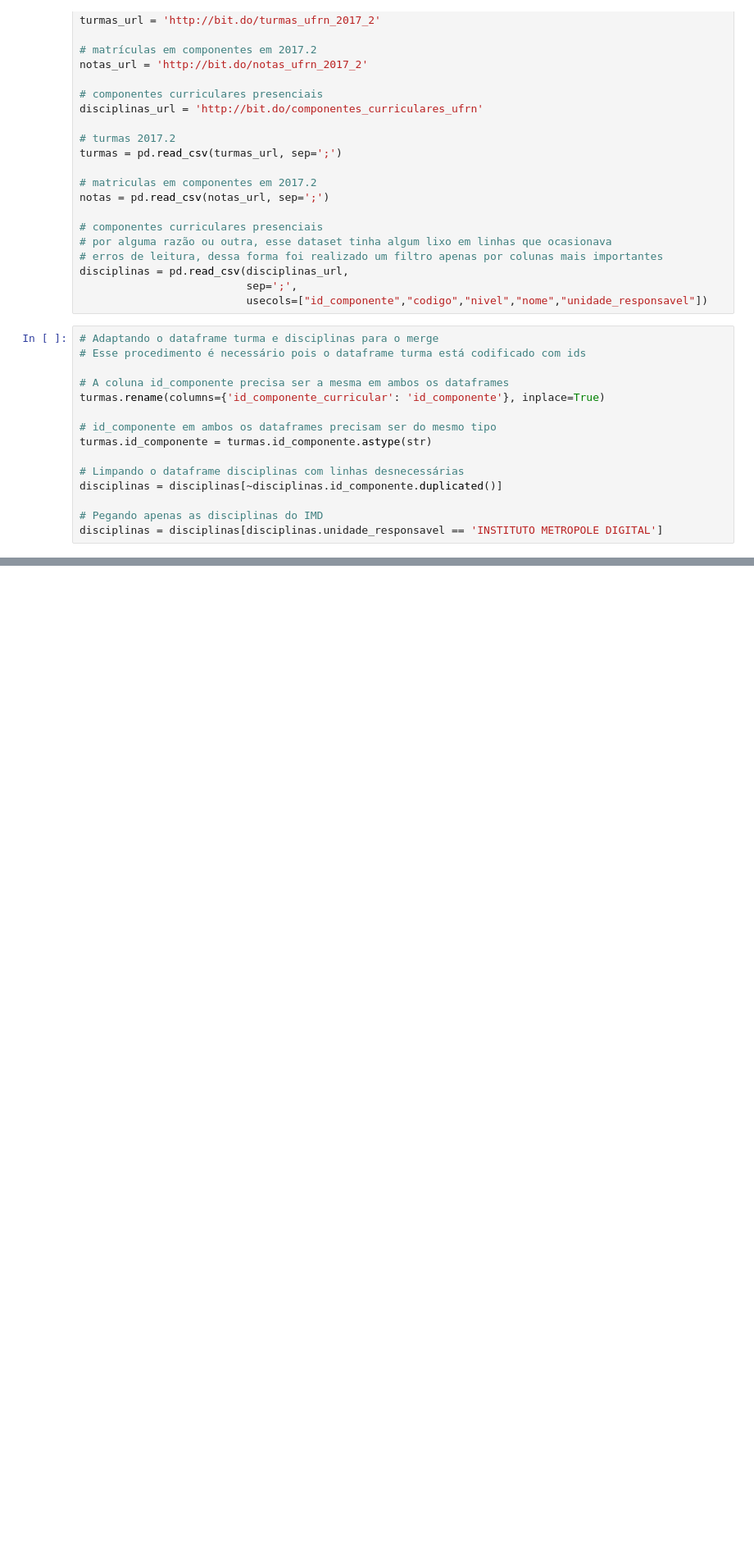
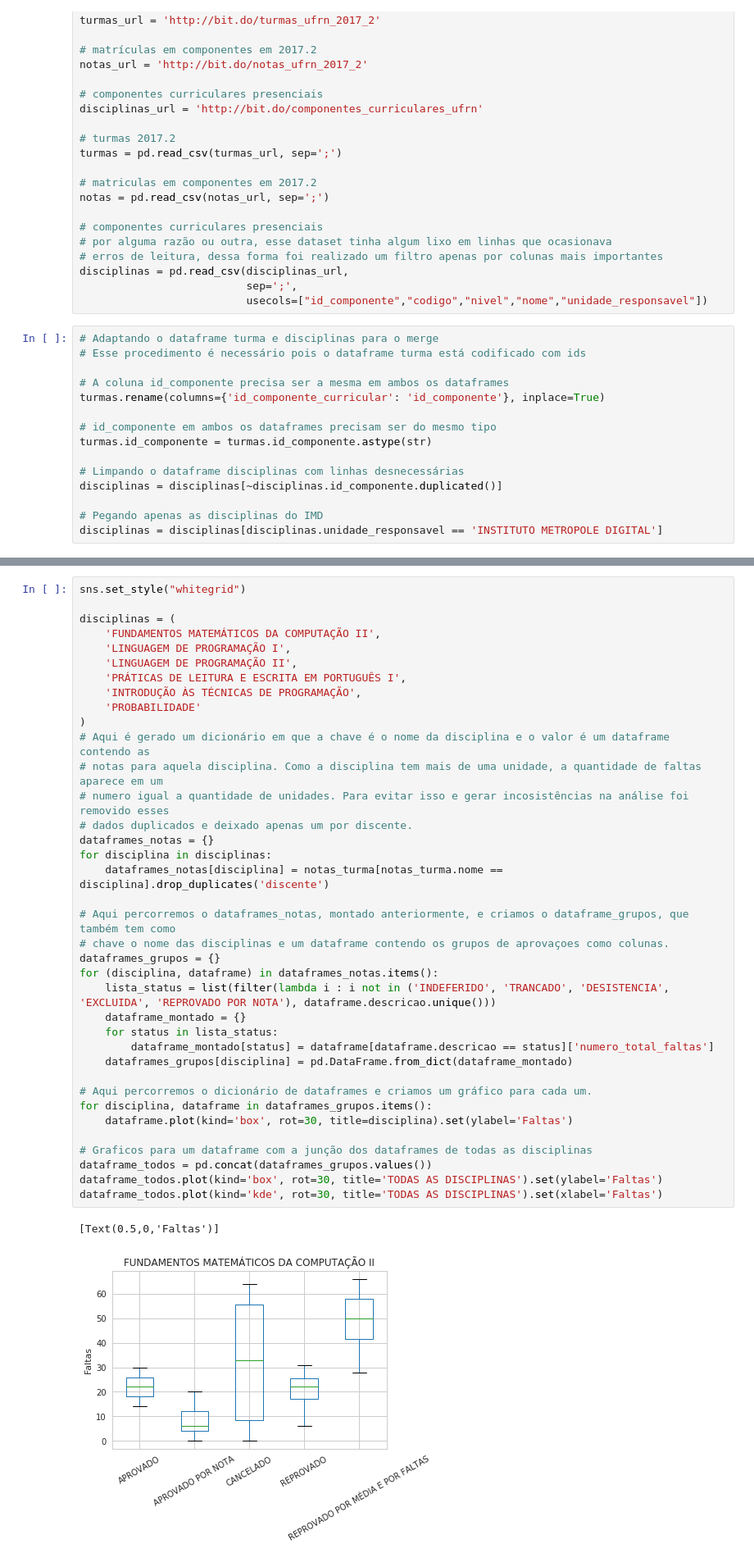
Before and after one commit to wanderson130/trabalho_probabilidade, a Jupyter notebook: Estudo_Faltas.ipynb, the cells around one changed output, grey strips where cells are left out. Shown at 82% size. Cells and saved outputs as stored; diff of their text form; blank space fills up the shorter version.

Commit message:
Adicionado gráfico de algumas disciplinas e um gráficos para todas as disciplinas

```diff
--- a/Estudo_Faltas.ipynb
+++ b/Estudo_Faltas.ipynb
@@ -149,0 +69,40 @@ resultado_lp1
+# %%
+sns.set_style("whitegrid")
+
+disciplinas = (
+    'FUNDAMENTOS MATEMÁTICOS DA COMPUTAÇÃO II',
+    'LINGUAGEM DE PROGRAMAÇÃO I',
+    'LINGUAGEM DE PROGRAMAÇÃO II',
+    'PRÁTICAS DE LEITURA E ESCRITA EM PORTUGUÊS I',
+    'INTRODUÇÃO ÀS TÉCNICAS DE PROGRAMAÇÃO',
+    'PROBABILIDADE'
+)
+# Aqui é gerado um dicionário em que a chave é o nome da disciplina e o valor é um dataframe contendo as
+# notas para aquela disciplina. Como a disciplina tem mais de uma unidade, a quantidade de faltas aparece em um
+# numero igual a quantidade de unidades. Para evitar isso e gerar incosistências na análise foi removido esses
+# dados duplicados e deixado apenas um por discente.
+dataframes_notas = {}
+for disciplina in disciplinas:
+    dataframes_notas[disciplina] = notas_turma[notas_turma.nome == disciplina].drop_duplicates('discente')
+
+# Aqui percorremos o dataframes_notas, montado anteriormente, e criamos o dataframe_grupos, que também tem como
+# chave o nome das disciplinas e um dataframe contendo os grupos de aprovaçoes como colunas.
+dataframes_grupos = {}
+for (disciplina, dataframe) in dataframes_notas.items():
+    lista_status = list(filter(lambda i : i not in ('INDEFERIDO', 'TRANCADO', 'DESISTENCIA', 'EXCLUIDA', 'REPROVADO POR NOTA'), dataframe.descricao.unique()))
+    dataframe_montado = {}
+    for status in lista_status:
+        dataframe_montado[status] = dataframe[dataframe.descricao == status]['numero_total_faltas']
+    dataframes_grupos[disciplina] = pd.DataFrame.from_dict(dataframe_montado)
+
+# Aqui percorremos o dicionário de dataframes e criamos um gráfico para cada um.
+for disciplina, dataframe in dataframes_grupos.items():
+    dataframe.plot(kind='box', rot=30, title=disciplina).set(ylabel='Faltas')
+
+# Graficos para um dataframe com a junção dos dataframes de todas as disciplinas
+dataframe_todos = pd.concat(dataframes_grupos.values())
+dataframe_todos.plot(kind='box', rot=30, title='TODAS AS DISCIPLINAS').set(ylabel='Faltas')
+dataframe_todos.plot(kind='kde', rot=30, title='TODAS AS DISCIPLINAS').set(xlabel='Faltas')
+# %% [output]
+[Text(0.5,0,'Faltas')]
+[figure, added]
```
Also changed, not shown: parts of 8 cells of this notebook.
